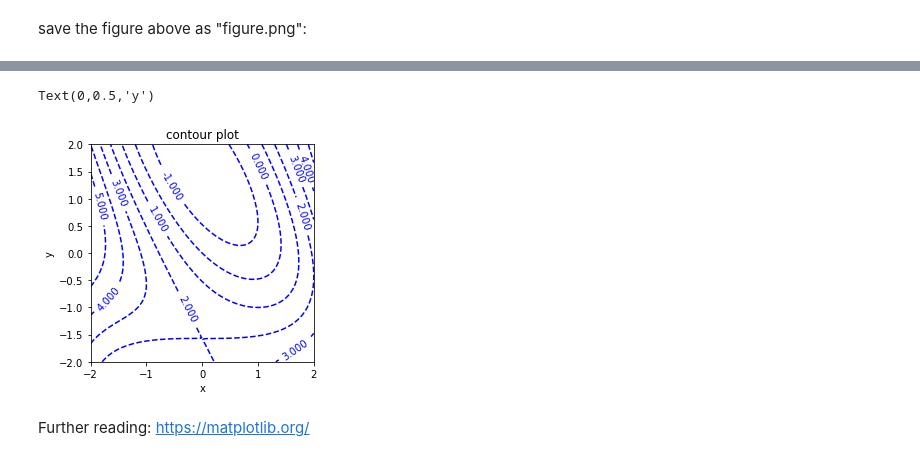
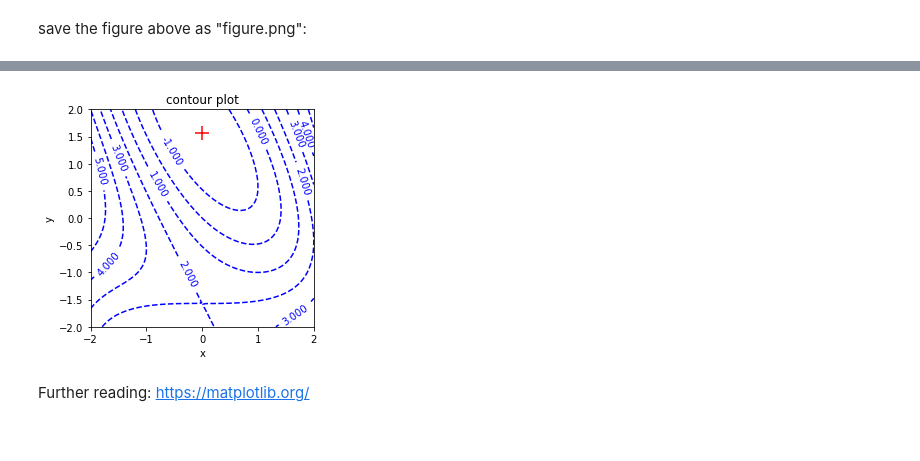
Before and after one commit to valenpe7/numerical_methods, a Jupyter notebook: lectures/01-introduction.ipynb, the cells around one changed output, grey strips where cells are left out. Cells and saved outputs as stored; diff of their text form; code cells hidden in the pictures.

```diff
--- a/lectures/01-introduction.ipynb
+++ b/lectures/01-introduction.ipynb
@@ -541,14 +541,15 @@ create a contour plot of function $ f(x, y) = x^2 - 2 \sin(x + y) $ using the [`
 # %%
 function_2 = xx**2 - 2.0 * np.sin(xx + yy)
 
 fig, ax = plt.subplots(figsize=(4, 4))
 contours = ax.contour(x, y, function_2, linestyles="--", colors="blue")
+ax.scatter(0, np.pi / 2, marker="+", s=200, color="red")
 ax.clabel(contours)
 ax.set_title("contour plot")
 ax.set_xlabel("x")
 ax.set_ylabel("y")
+plt.show()
 # %% [output]
-Text(0,0.5,'y')
-[figure, old version]
+[figure, new version]
 # %% [markdown]
 Further reading: https://matplotlib.org/
```
Also changed, not shown: parts of 24 cells of this notebook, 3 other files.
